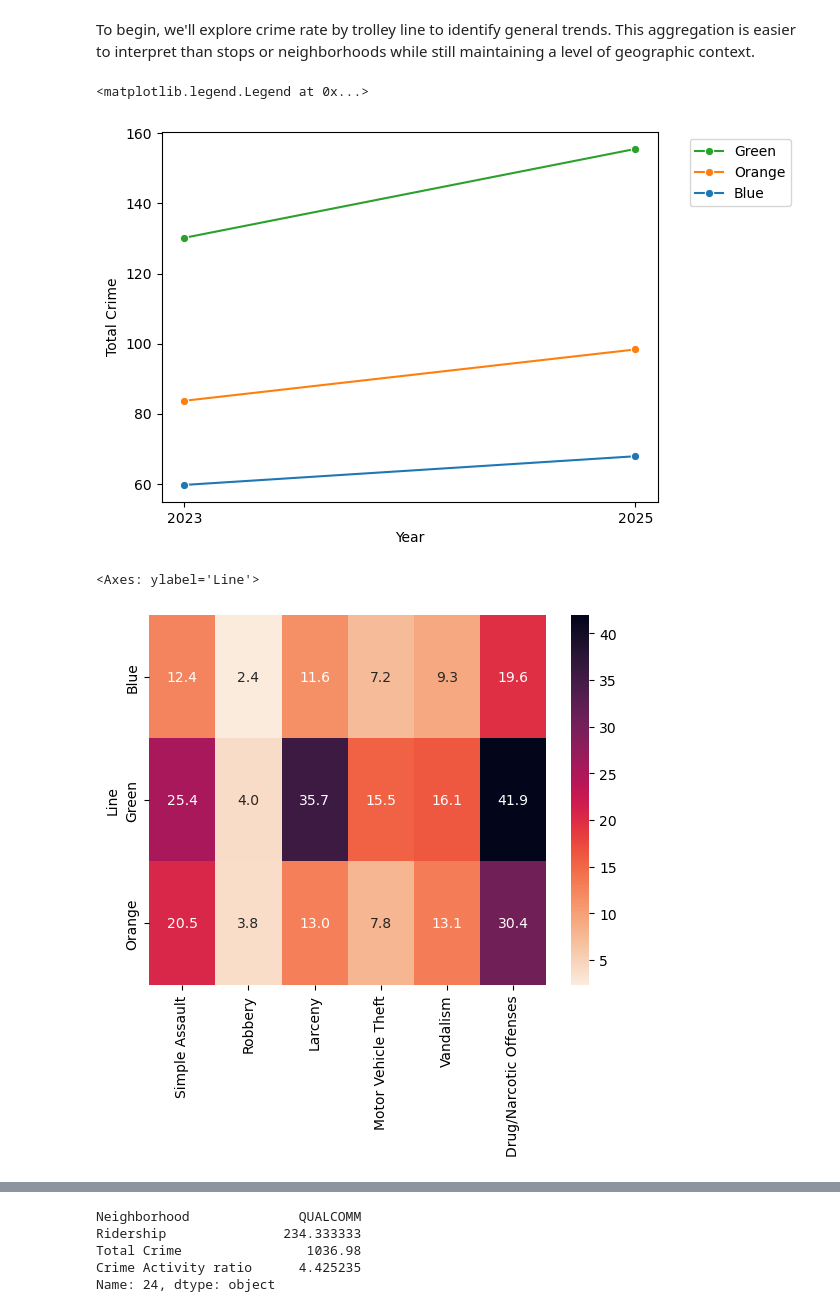
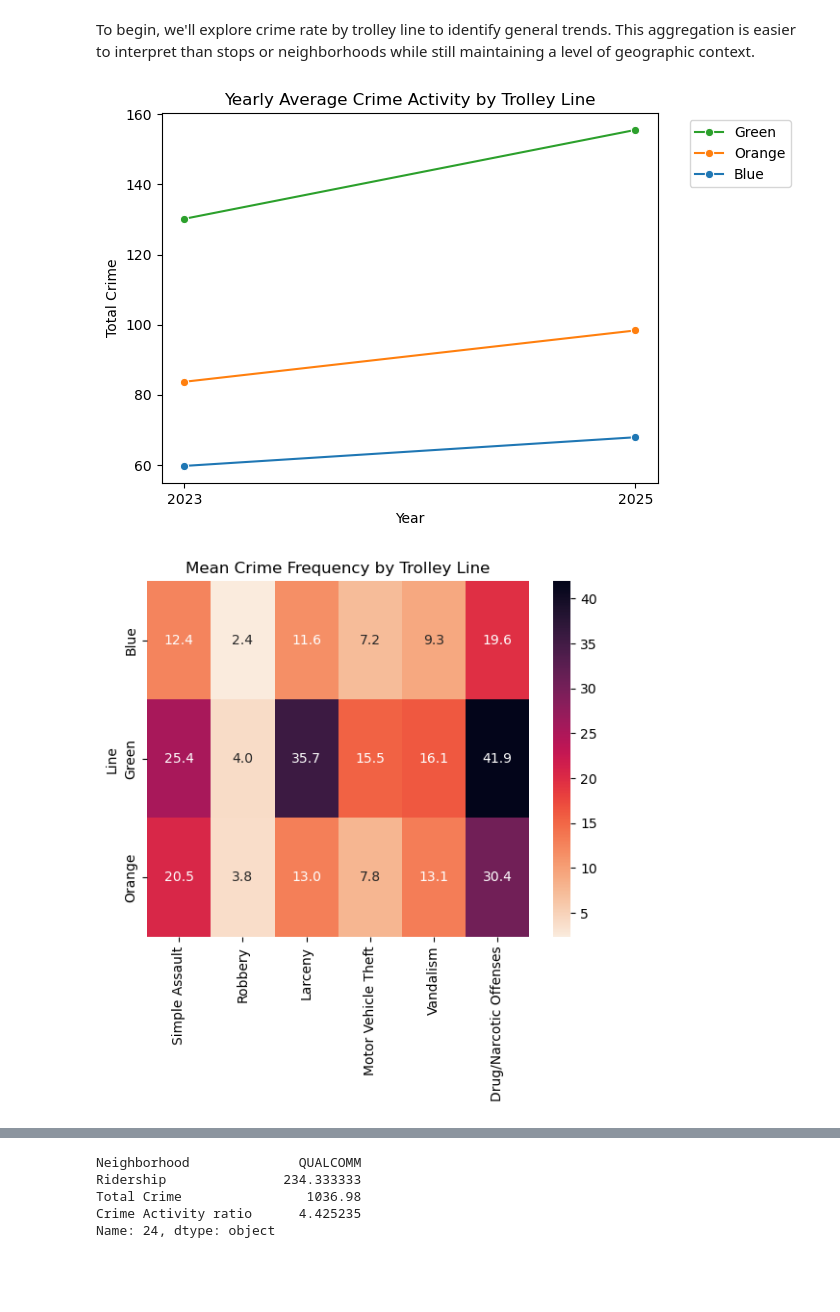
Before and after one commit to COGS108/Group022_WI26, a Jupyter notebook: 03-FinalProject.ipynb, the cells around one changed output, grey strips where cells are left out. Saved outputs shown, nothing was run; the diff lists cells and outputs as text; code cells hidden in the pictures; blank space fills up the shorter version.

```diff
--- a/03-FinalProject.ipynb
+++ b/03-FinalProject.ipynb
@@ -475,23 +475,23 @@ Some more words and stuff.  Remember notebooks work best if you interleave the c
 
 tba
 # %%
-final_df = pd.read_csv('data/02-processed/final_transit_crime_data_cleaned.csv')
+df = pd.read_csv('data/02-processed/final_transit_crime_data_cleaned.csv')
 c_lines = {'Blue':'tab:blue', 'Green':'tab:green', 'Orange':'tab:orange'}
 crime_cols = ['Simple Assault', 'Robbery', 'Larceny', 'Motor Vehicle Theft', 'Vandalism', 'Drug/Narcotic Offenses']
-final_df['Total Crime'] = final_df[crime_cols].sum(axis=1)
+df['Total Crime'] = df[crime_cols].sum(axis=1)
 # %% [markdown]
 To begin, we'll explore crime rate by trolley line to identify general trends. This aggregation is easier to interpret than stops or neighborhoods while still maintaining a level of geographic context.
 # %%
-sns.lineplot(final_df, x='Year', y='Total Crime', hue='Line', palette=c_lines, hue_order=['Green', 'Orange', 'Blue'], errorbar=None, marker='o')
+sns.lineplot(df, x='Year', y='Total Crime', hue='Line', palette=c_lines, hue_order=['Green', 'Orange', 'Blue'], errorbar=None, marker='o')
 plt.xticks([2023, 2025])
 plt.legend(loc='upper left', bbox_to_anchor=(1.05, 1.))
+plt.title('Yearly Average Crime Activity by Trolley Line');
 # %% [output]
-<matplotlib.legend.Legend at 0x...>
-[figure, old version]
+[figure, new version]
 # %%
-crime_rate_by_line = final_df.groupby('Line')[['Simple Assault', 'Robbery', 'Larceny', 'Motor Vehicle Theft', 'Vandalism', 'Drug/Narcotic Offenses']].mean()
+crime_rate_by_line = df.groupby('Line')[['Simple Assault', 'Robbery', 'Larceny', 'Motor Vehicle Theft', 'Vandalism', 'Drug/Narcotic Offenses']].mean()
 sns.heatmap(crime_rate_by_line, annot=True, fmt='.1f', cmap='rocket_r')
+plt.title('Mean Crime Frequency by Trolley Line');
 # %% [output]
-<Axes: ylabel='Line'>
-[figure, old version]
+[figure, new version]
 # %%
```
Also changed, not shown: parts of 9 cells of this notebook.
